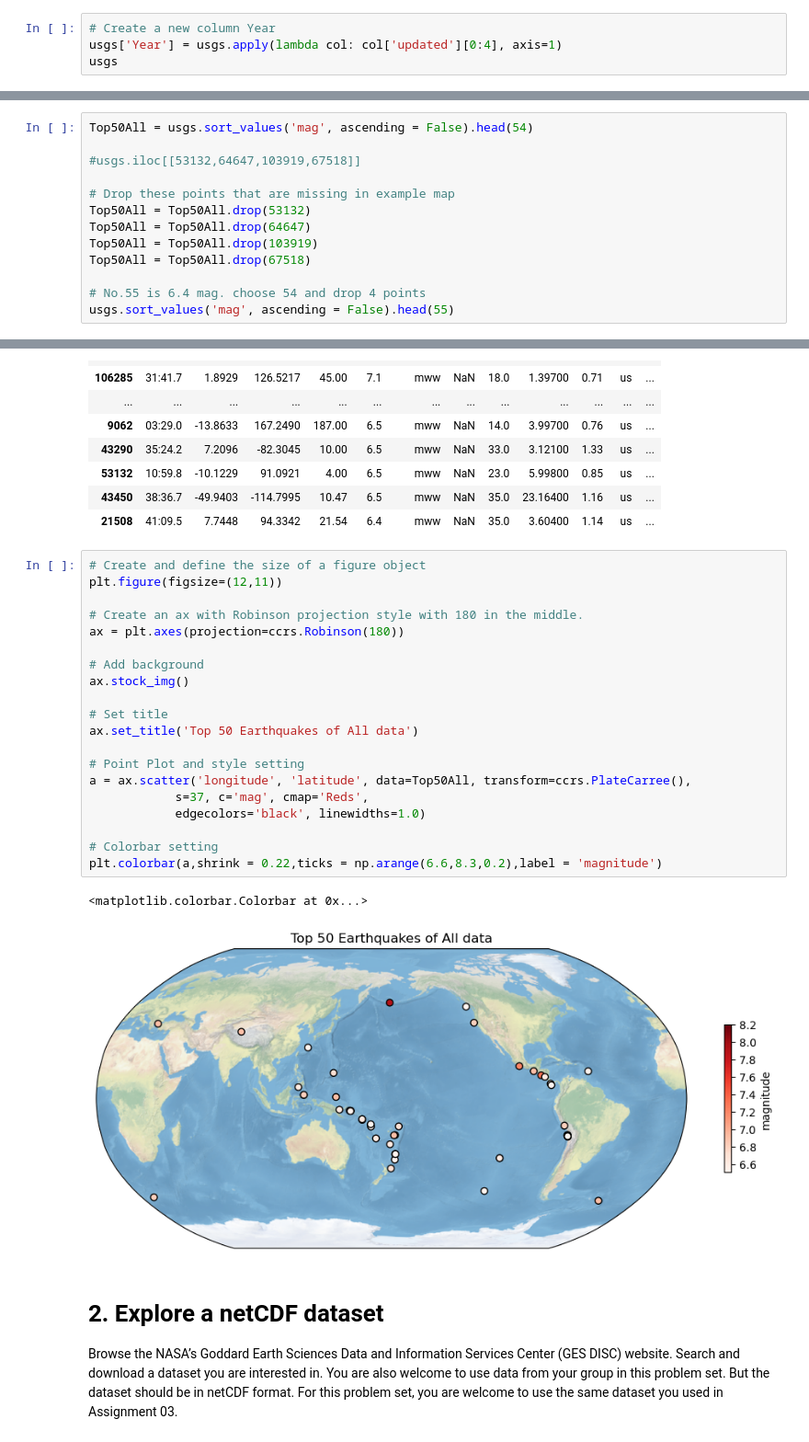
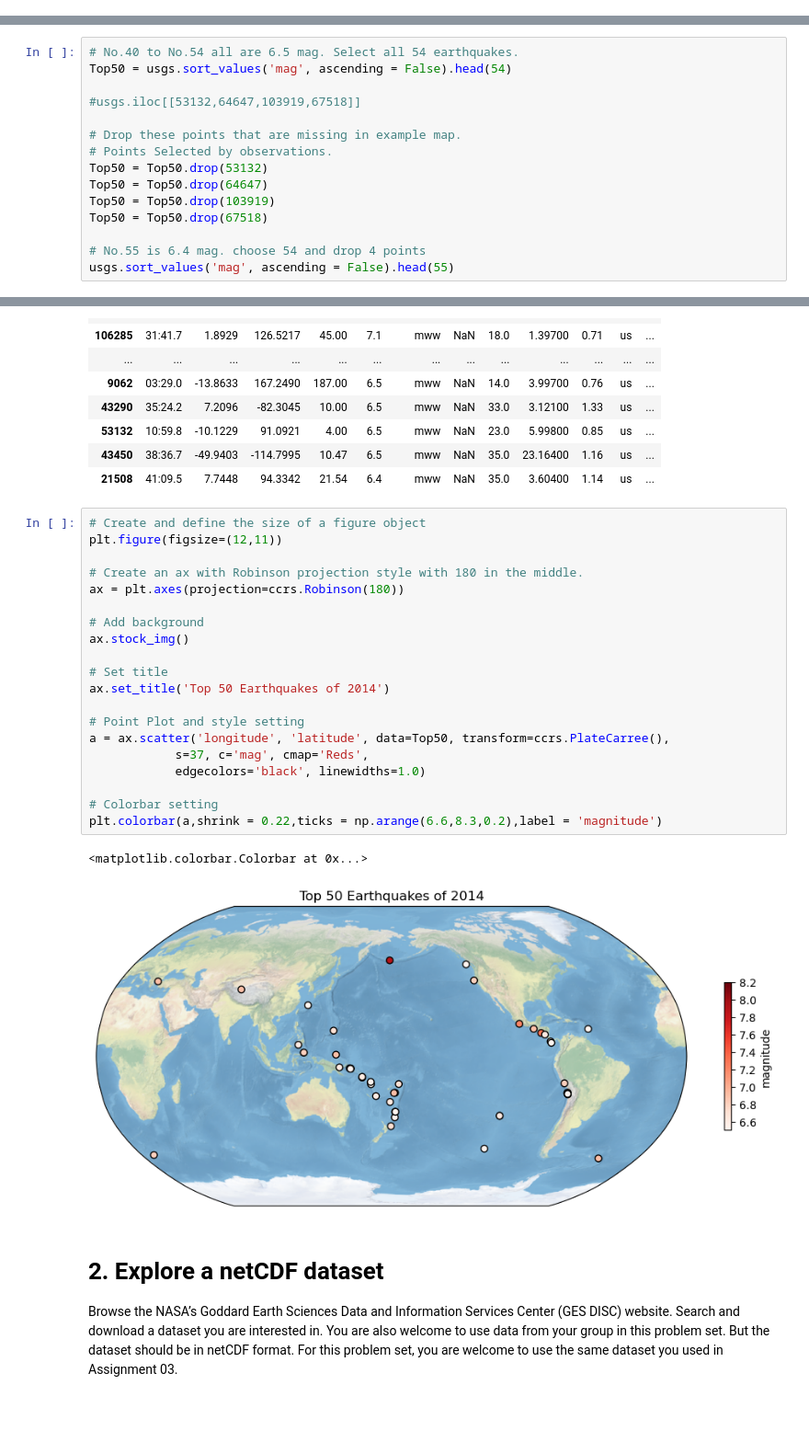
Before and after one commit to LinLIU0032/ESE5023_Assignments_12232250, a Jupyter notebook: PS4/PS4.ipynb, the cells around one changed output, grey strips where cells are left out. Shown: that part at 92% size. Drawn from its saved outputs; the diff is of its cells as text; blank space fills up the shorter version.

```diff
--- a/PS4/PS4.ipynb
+++ b/PS4/PS4.ipynb
@@ -30,7 +30,3 @@ usgs
 | 120106 | 05:54.0 | 65.152100 | -148.992000 | 9.50 | 0.40 | ml | NaN | NaN | NaN | 0.6900 | ak | ... |
 | 120107 | 04:05.0 | 60.227200 | -147.024500 | 2.50 | 1.60 | ml | NaN | NaN | NaN | 0.7300 | ak | ... |
 120108 rows × 15 columns
-# %%
-# Create a new column Year
-usgs['Year'] = usgs.apply(lambda col: col['updated'][0:4], axis=1)
-usgs
@@ -118,13 +33,15 @@ plt.colorbar(a,shrink = 0.22,ticks = np.arange(6.0,7.2,0.1),label = 'magnitude')
 # %%
-Top50All = usgs.sort_values('mag', ascending = False).head(54)
+# No.40 to No.54 all are 6.5 mag. Select all 54 earthquakes.
+Top50 = usgs.sort_values('mag', ascending = False).head(54)
 
 #usgs.iloc[[53132,64647,103919,67518]]
 
-# Drop these points that are missing in example map
-Top50All = Top50All.drop(53132)
-Top50All = Top50All.drop(64647)
-Top50All = Top50All.drop(103919)
-Top50All = Top50All.drop(67518)
+# Drop these points that are missing in example map.
+# Points Selected by observations.
+Top50 = Top50.drop(53132)
+Top50 = Top50.drop(64647)
+Top50 = Top50.drop(103919)
+Top50 = Top50.drop(67518)
 
 # No.55 is 6.4 mag. choose 54 and drop 4 points
 usgs.sort_values('mag', ascending = False).head(55)
@@ -149,26 +66,26 @@ usgs.sort_values('mag', ascending = False).head(55)
 # %%
 # Create and define the size of a figure object
 plt.figure(figsize=(12,11))
 
 # Create an ax with Robinson projection style with 180 in the middle.
 ax = plt.axes(projection=ccrs.Robinson(180))
 
 # Add background
 ax.stock_img()
 
 # Set title
-ax.set_title('Top 50 Earthquakes of All data')
+ax.set_title('Top 50 Earthquakes of 2014')
 
 # Point Plot and style setting
-a = ax.scatter('longitude', 'latitude', data=Top50All, transform=ccrs.PlateCarree(),
+a = ax.scatter('longitude', 'latitude', data=Top50, transform=ccrs.PlateCarree(),
             s=37, c='mag', cmap='Reds',
             edgecolors='black', linewidths=1.0)
 
 # Colorbar setting
 plt.colorbar(a,shrink = 0.22,ticks = np.arange(6.6,8.3,0.2),label = 'magnitude')
 # %% [output]
 <matplotlib.colorbar.Colorbar at 0x...>
-[figure, old version]
+[figure, new version]
 # %% [markdown]
 # 2. Explore a netCDF dataset
 Browse the NASA’s Goddard Earth Sciences Data and Information Services Center (GES DISC) website. Search and download a dataset you are interested in. You are also welcome to use data from your group in this problem set. But the dataset should be in netCDF format. For this problem set, you are welcome to use the same dataset you used in Assignment 03.
```
Also changed, not shown: parts of 7 cells of this notebook, 1 other file.
